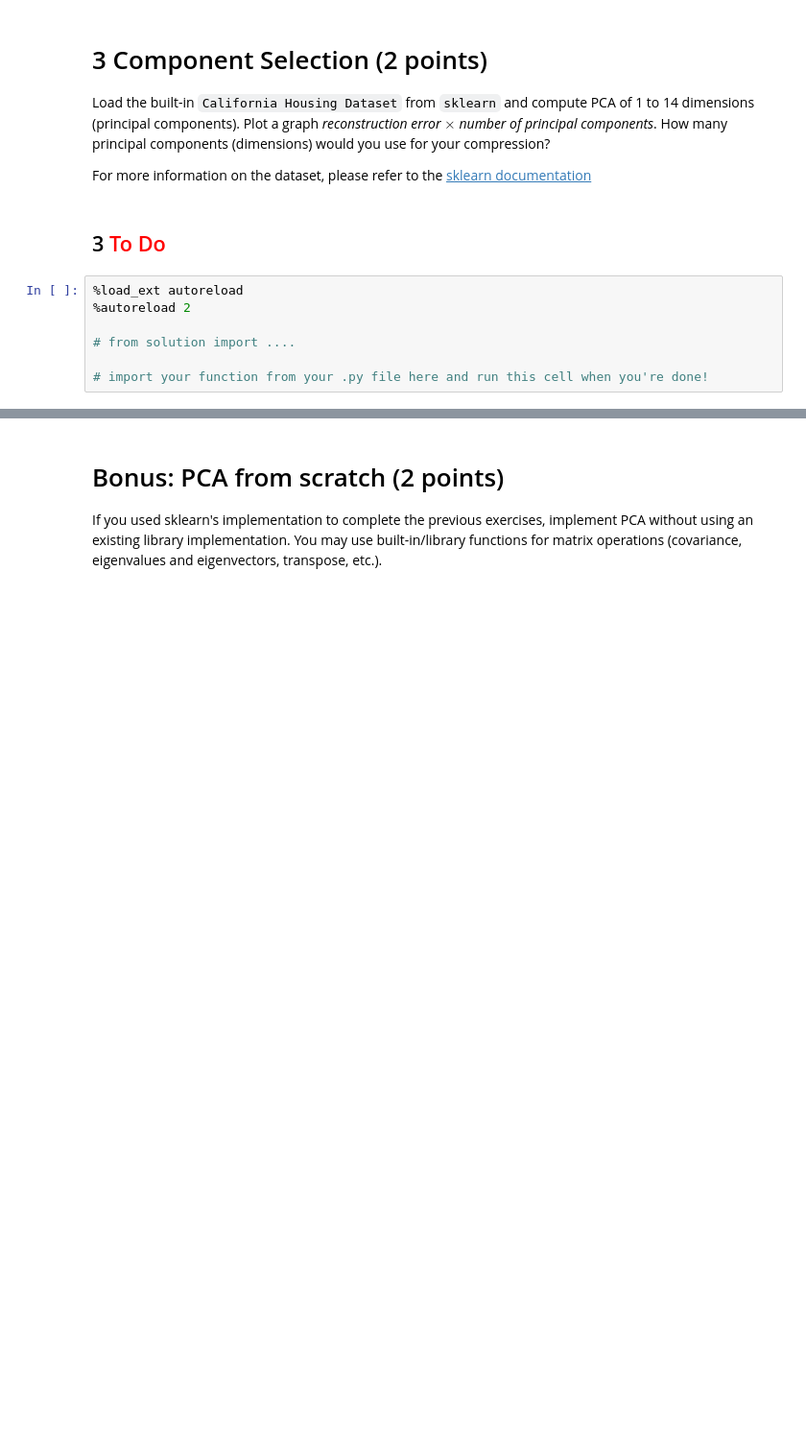
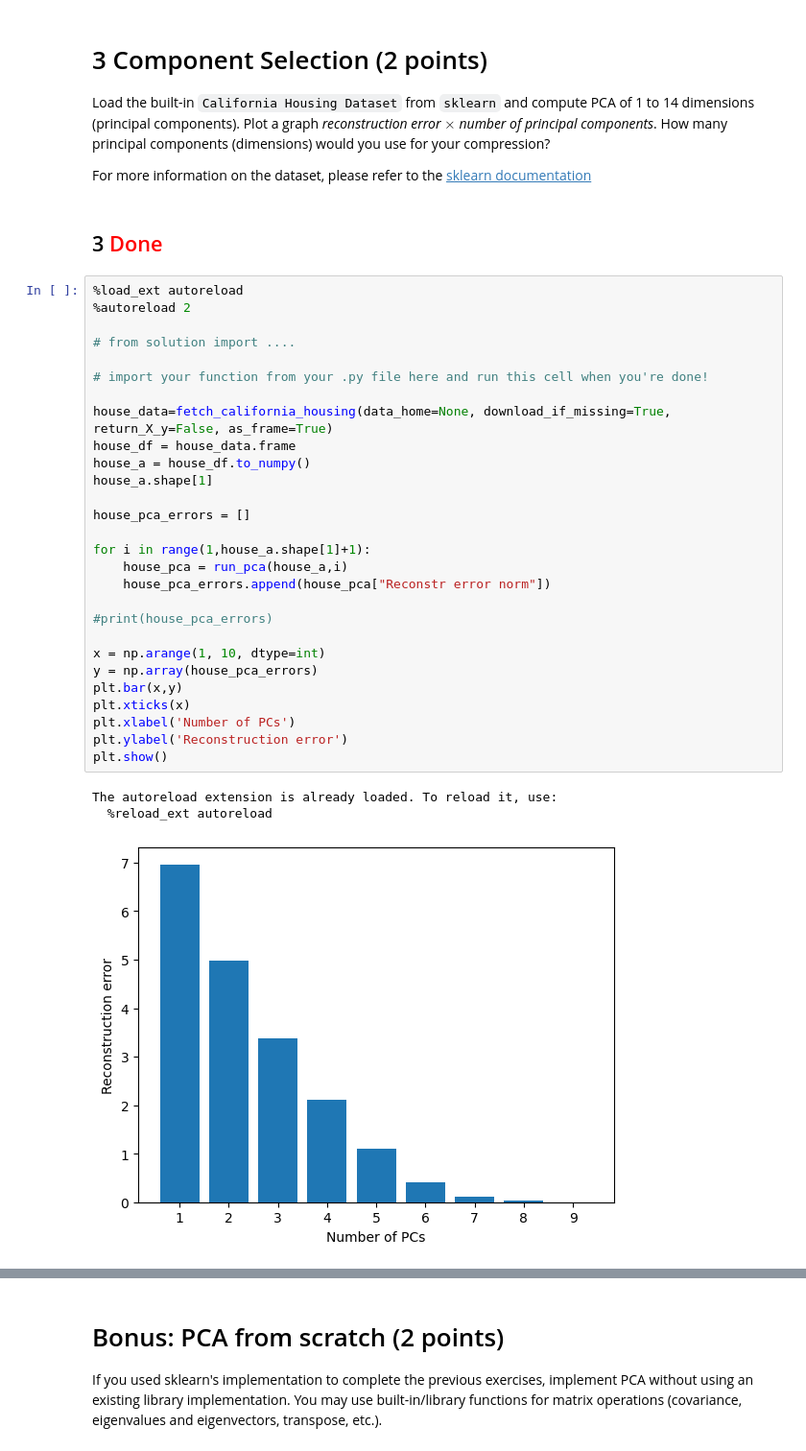
Before and after one commit to lflage/NNIA_22_23, a Jupyter notebook: Assignment_2/assignment2.ipynb, the cells around one changed output, grey strips where cells are left out. Shown at 96% size. Drawn from its saved outputs; the diff is of its cells as text; blank space fills up the shorter version.

```diff
--- a/Assignment_2/assignment2.ipynb
+++ b/Assignment_2/assignment2.ipynb
@@ -103,11 +200,36 @@ Load the built-in `California Housing Dataset` from `sklearn` and compute PCA of
 
 For more information on the dataset, please refer to the [sklearn documentation](https://scikit-learn.org/stable/modules/generated/sklearn.datasets.fetch_california_housing.html#sklearn.datasets.fetch_california_housing)
 # %% [markdown]
-## 3 <font color="red">To Do</font>
+## 3 <font color="red">Done</font>
-# %%
-%load_ext autoreload
-%autoreload 2
-
-# from solution import ....
-
-# import your function from your .py file here and run this cell when you're done!
+# %%
+%load_ext autoreload
+%autoreload 2
+
+# from solution import ....
+
+# import your function from your .py file here and run this cell when you're done!
+
+house_data=fetch_california_housing(data_home=None, download_if_missing=True, return_X_y=False, as_frame=True)
+house_df = house_data.frame
+house_a = house_df.to_numpy()
+house_a.shape[1]
+
+house_pca_errors = []
+
+for i in range(1,house_a.shape[1]+1):
+    house_pca = run_pca(house_a,i)
+    house_pca_errors.append(house_pca["Reconstr error norm"])
+
+#print(house_pca_errors)
+
+x = np.arange(1, 10, dtype=int)
+y = np.array(house_pca_errors)
+plt.bar(x,y)
+plt.xticks(x)
+plt.xlabel('Number of PCs')
+plt.ylabel('Reconstruction error')
+plt.show()
+# %% [output]
+The autoreload extension is already loaded. To reload it, use:
+  %reload_ext autoreload
+[figure, added]
```
Also changed, not shown: parts of 10 cells of this notebook, 1 other file.
